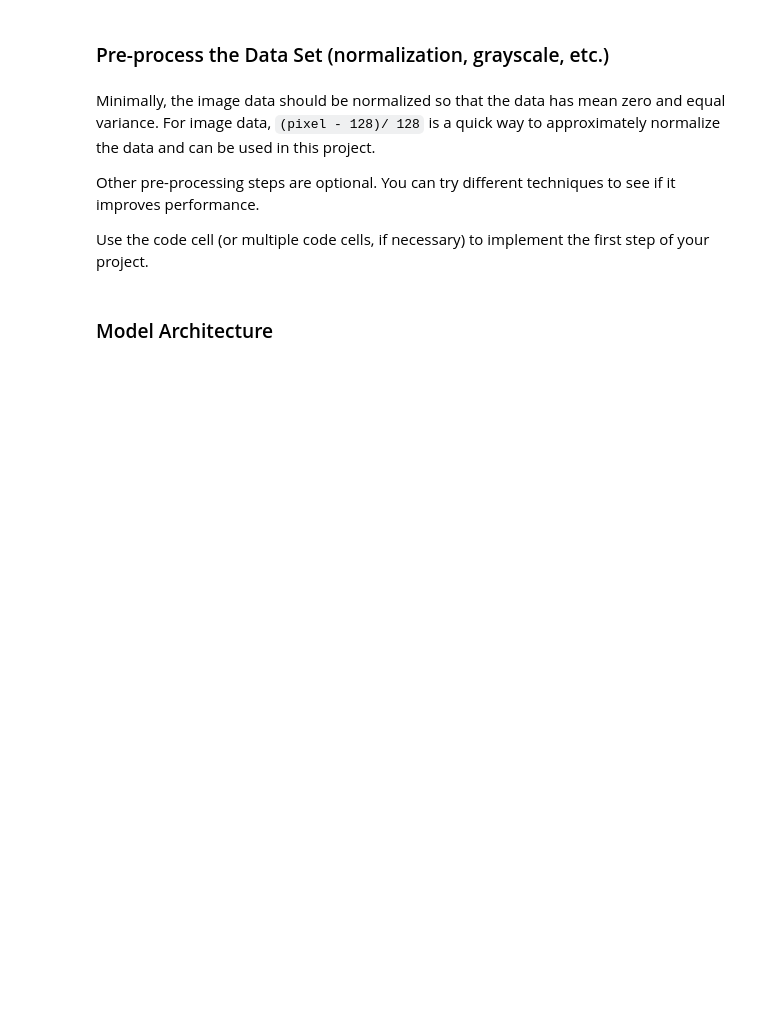
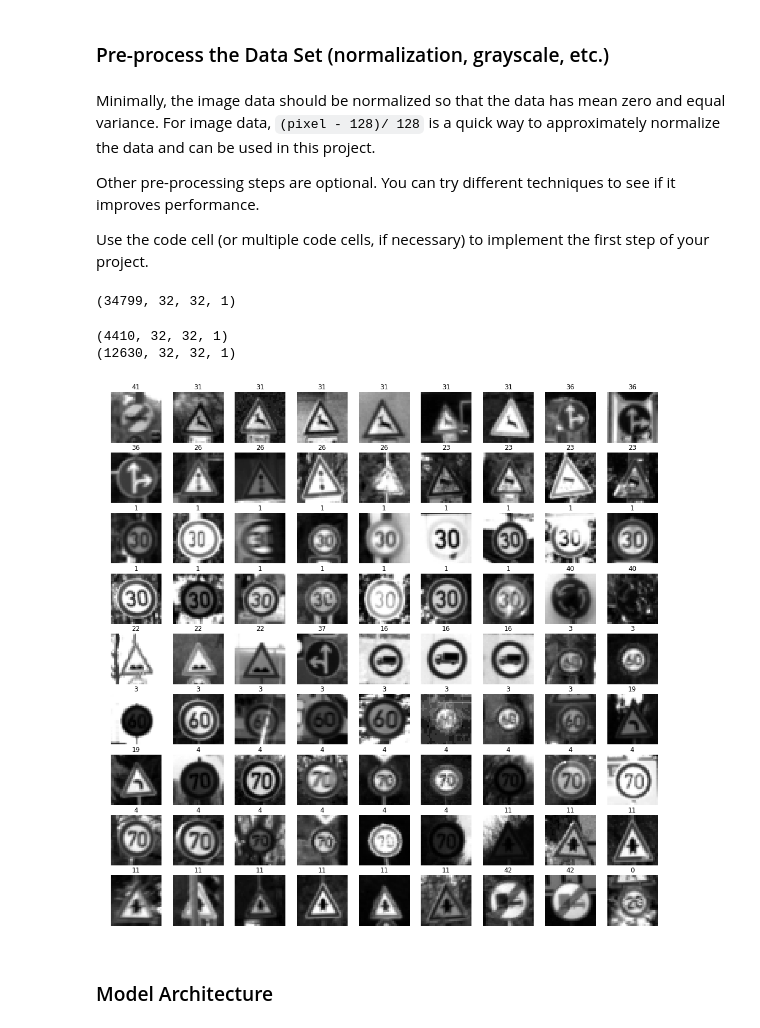
Before and after one commit to yingweiy/CarND-Traffic-Sign-Classifier-Project, a Jupyter notebook: Traffic_Sign_Classifier.ipynb, the cells around one changed output. Saved outputs shown, nothing was run; the diff lists cells and outputs as text; code cells hidden in the pictures; blank space fills up the shorter version.

```diff
--- a/Traffic_Sign_Classifier.ipynb
+++ b/Traffic_Sign_Classifier.ipynb
@@ -133,6 +165,33 @@ Use the code cell (or multiple code cells, if necessary) to implement the first
 # %%
 ### Preprocess the data here. It is required to normalize the data. Other preprocessing steps could include
 ### converting to grayscale, etc.
 ### Feel free to use as many code cells as needed.
+
+import cv2
+from tqdm import tqdm
+
+def normalize_grayscale(images):
+    images_out = np.zeros((images.shape[0], 32, 32, 1))
+    print(images_out.shape)
+    for i in tqdm(range(images.shape[0])):
+        image = images[i,:,:,:]
+        gray = cv2.cvtColor(image, cv2.COLOR_RGB2GRAY)
+        #print(gray.shape)
+        images_out[i,:,:,0] = (gray-128.0)/128.0
+    return images_out
+
+X_train0 = X_train.copy()
+X_valid0 = X_valid.copy()
+X_test0 = X_test.copy()
+
+X_train = normalize_grayscale(X_train)
+X_valid = normalize_grayscale(X_valid)
+X_test = normalize_grayscale(X_test)
+VisualizeRandomSamples(X_train, y_train, gray=True)
+# %% [output]
+(34799, 32, 32, 1)
+(4410, 32, 32, 1)
+(12630, 32, 32, 1)
+[figure, added]
 # %% [markdown]
 ### Model Architecture
```
Also changed, not shown: parts of 7 cells of this notebook.
